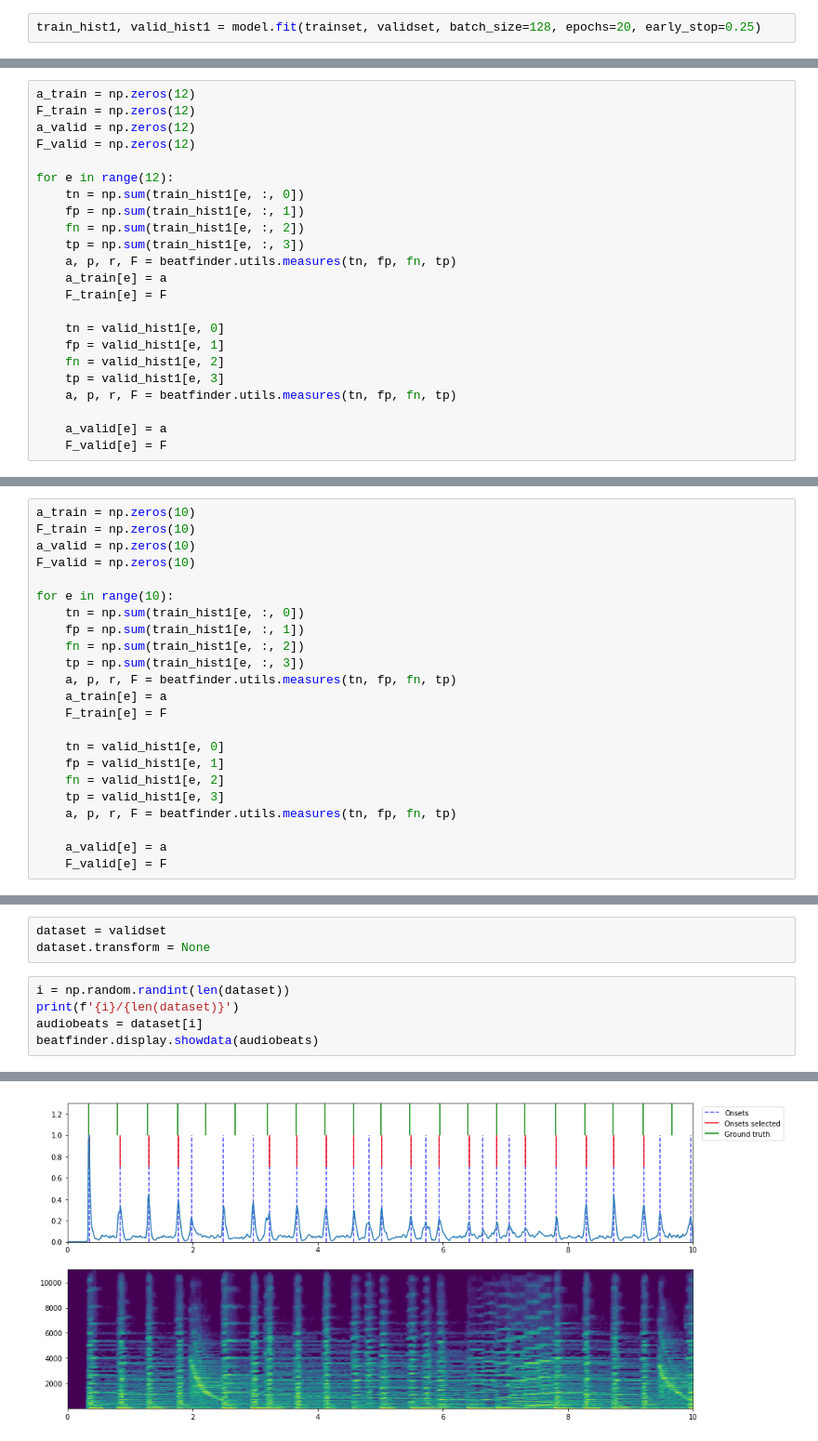
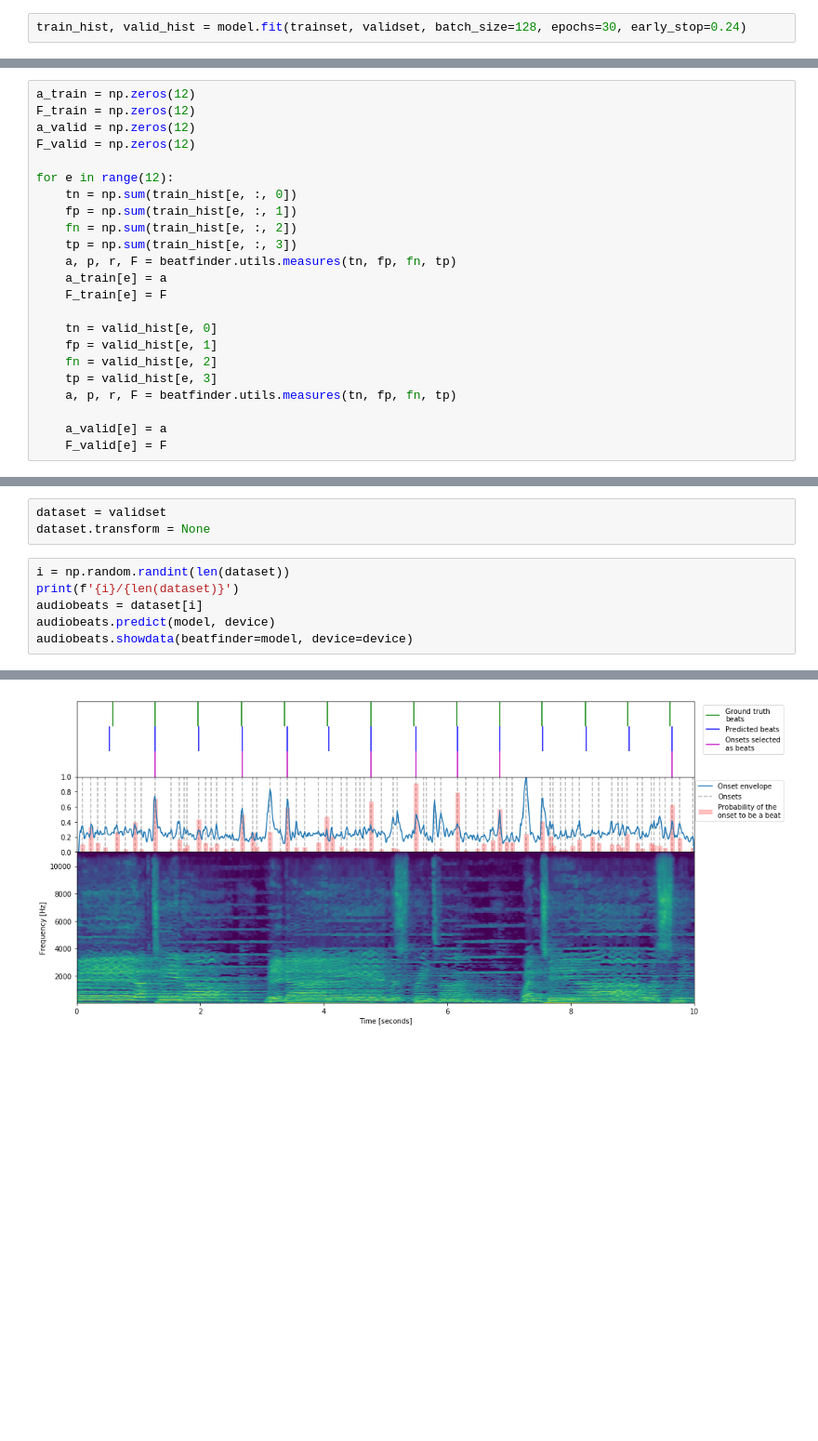
Before and after one commit to maxencemayrand/beat-tracking, a Jupyter notebook: train-and-evaluate.ipynb, the cells around one changed output, grey strips where cells are left out. Shown at 93% size. Cells and saved outputs as stored; diff of their text form; blank space fills up the shorter version.

```diff
--- a/train-and-evaluate.ipynb
+++ b/train-and-evaluate.ipynb
@@ -284,3 +279,3 @@ model.train();
 # %%
-train_hist1, valid_hist1 = model.fit(trainset, validset, batch_size=128, epochs=20, early_stop=0.25)
+train_hist, valid_hist = model.fit(trainset, validset, batch_size=128, epochs=30, early_stop=0.24)
 # %% [output]
@@ -335,18 +331,18 @@ a_valid = np.zeros(12)
 F_valid = np.zeros(12)
 
 for e in range(12):
-    tn = np.sum(train_hist1[e, :, 0])
-    fp = np.sum(train_hist1[e, :, 1])
-    fn = np.sum(train_hist1[e, :, 2])
-    tp = np.sum(train_hist1[e, :, 3])
+    tn = np.sum(train_hist[e, :, 0])
+    fp = np.sum(train_hist[e, :, 1])
+    fn = np.sum(train_hist[e, :, 2])
+    tp = np.sum(train_hist[e, :, 3])
     a, p, r, F = beatfinder.utils.measures(tn, fp, fn, tp)
     a_train[e] = a
     F_train[e] = F
 
-    tn = valid_hist1[e, 0]
-    fp = valid_hist1[e, 1]
-    fn = valid_hist1[e, 2]
-    tp = valid_hist1[e, 3]
+    tn = valid_hist[e, 0]
+    fp = valid_hist[e, 1]
+    fn = valid_hist[e, 2]
+    tp = valid_hist[e, 3]
     a, p, r, F = beatfinder.utils.measures(tn, fp, fn, tp)
 
     a_valid[e] = a
@@ -489,23 +349,0 @@ plt.legend();
-# %%
-a_train = np.zeros(10)
-F_train = np.zeros(10)
-a_valid = np.zeros(10)
-F_valid = np.zeros(10)
-
-for e in range(10):
-    tn = np.sum(train_hist1[e, :, 0])
-    fp = np.sum(train_hist1[e, :, 1])
-    fn = np.sum(train_hist1[e, :, 2])
-    tp = np.sum(train_hist1[e, :, 3])
-    a, p, r, F = beatfinder.utils.measures(tn, fp, fn, tp)
-    a_train[e] = a
-    F_train[e] = F
-
-    tn = valid_hist1[e, 0]
-    fp = valid_hist1[e, 1]
-    fn = valid_hist1[e, 2]
-    tp = valid_hist1[e, 3]
-    a, p, r, F = beatfinder.utils.measures(tn, fp, fn, tp)
-
-    a_valid[e] = a
-    F_valid[e] = F
@@ -631,5 +392,6 @@ dataset.transform = None
 i = np.random.randint(len(dataset))
 print(f'{i}/{len(dataset)}')
 audiobeats = dataset[i]
-beatfinder.display.showdata(audiobeats)
+audiobeats.predict(model, device)
+audiobeats.showdata(beatfinder=model, device=device)
 # %% [output]
@@ -637 +399 @@ beatfinder.display.showdata(audiobeats)
-[figure, old version]
+[figure, new version]
```
Also changed, not shown: parts of 79 cells of this notebook.
